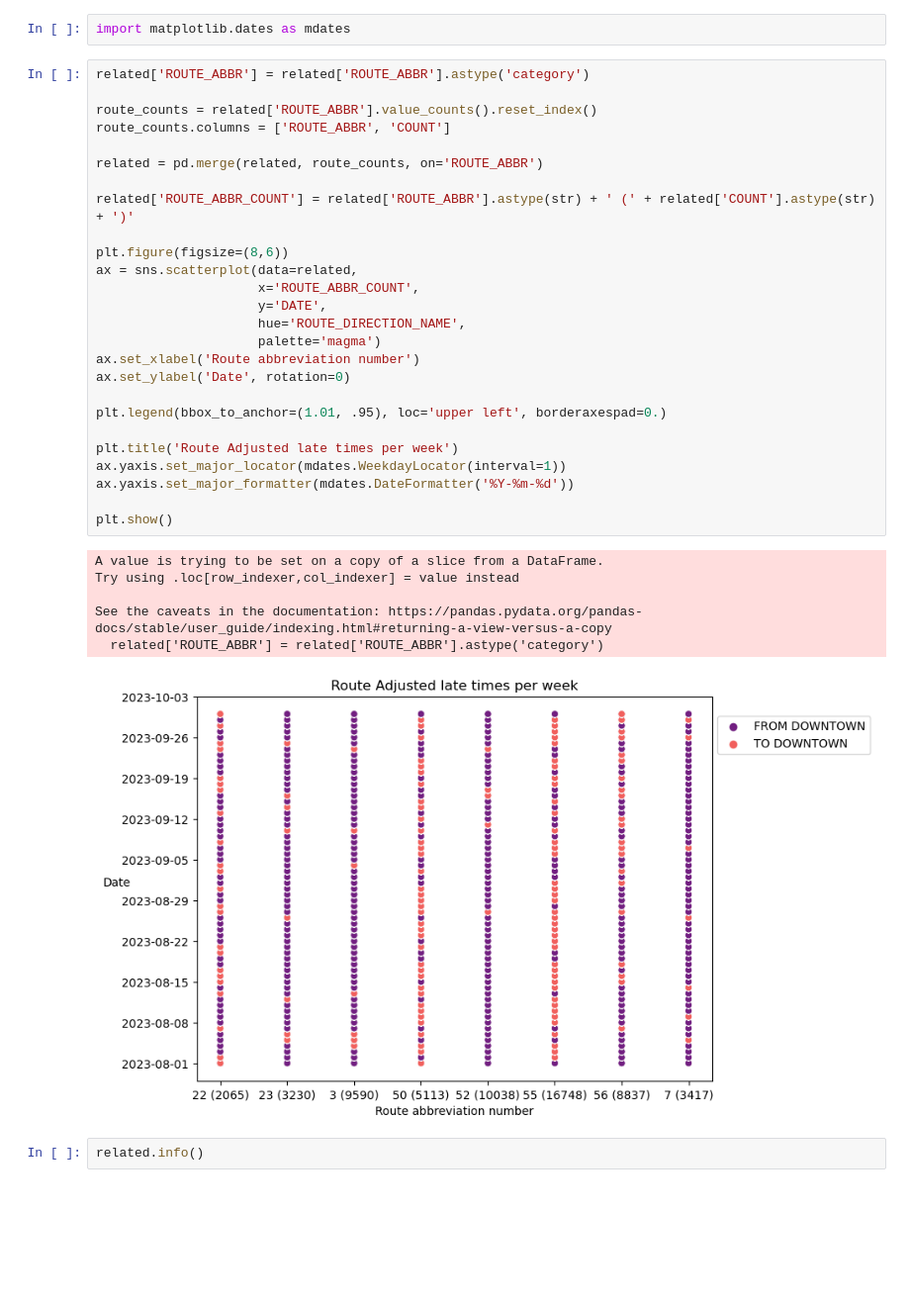
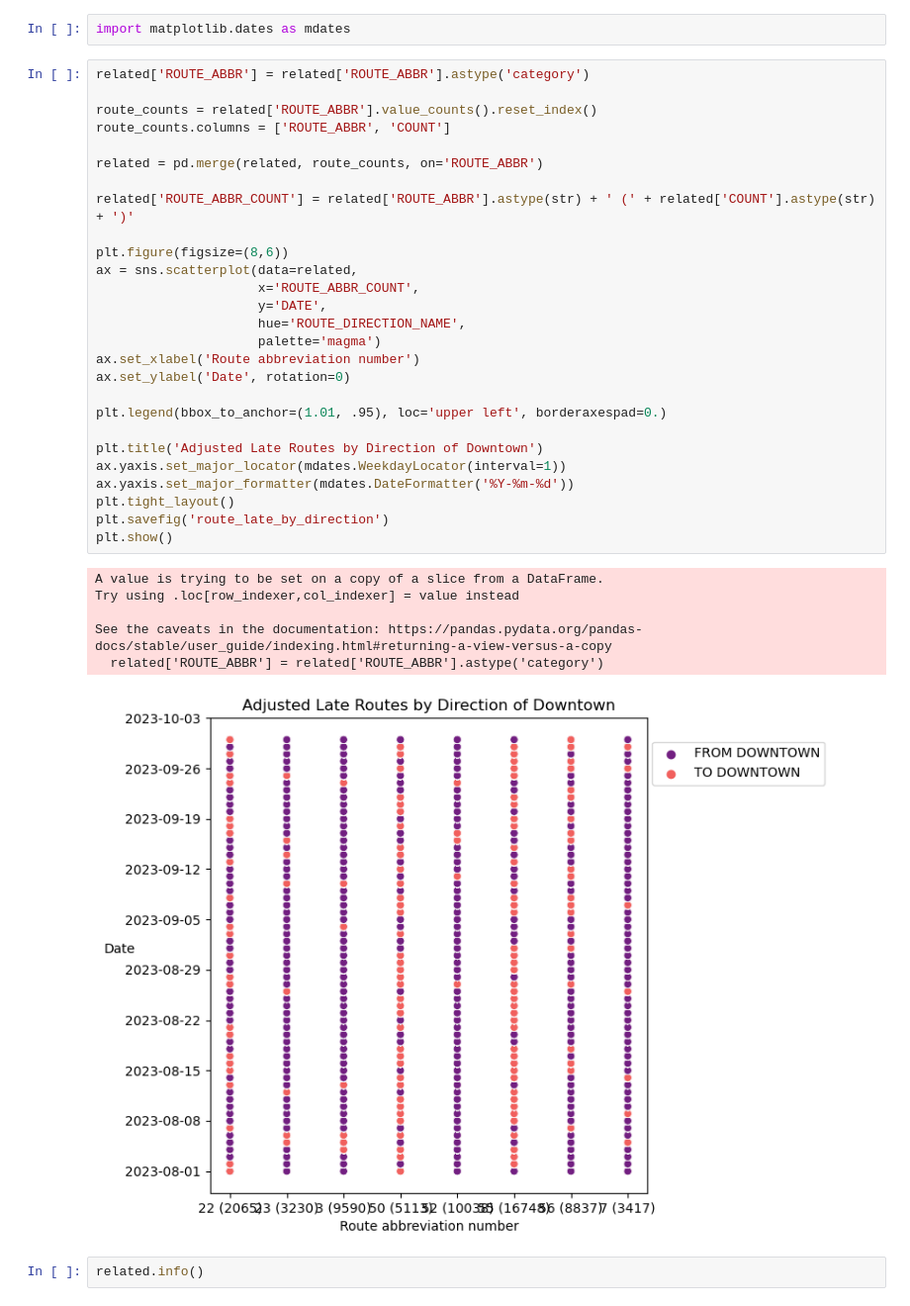
Before and after one commit to NSS-Data-Analytics-Cohort-12/wego-python-da12-javascript-express, a Jupyter notebook: notebooks/we_go_checkpoint.ipynb, the cells around one changed output. Shown at 99% size. Saved outputs shown, nothing was run; the diff lists cells and outputs as text; blank space fills up the shorter version.

```diff
--- a/notebooks/we_go_checkpoint.ipynb
+++ b/notebooks/we_go_checkpoint.ipynb
@@ -572,36 +574,37 @@ import matplotlib.dates as mdates
 # %%
 related['ROUTE_ABBR'] = related['ROUTE_ABBR'].astype('category')
 
 route_counts = related['ROUTE_ABBR'].value_counts().reset_index()
 route_counts.columns = ['ROUTE_ABBR', 'COUNT']
 
 related = pd.merge(related, route_counts, on='ROUTE_ABBR')
 
 related['ROUTE_ABBR_COUNT'] = related['ROUTE_ABBR'].astype(str) + ' (' + related['COUNT'].astype(str) + ')'
 
 plt.figure(figsize=(8,6))
 ax = sns.scatterplot(data=related,
                      x='ROUTE_ABBR_COUNT',
                      y='DATE',
                      hue='ROUTE_DIRECTION_NAME',
                      palette='magma')
 ax.set_xlabel('Route abbreviation number')
 ax.set_ylabel('Date', rotation=0)
 
 plt.legend(bbox_to_anchor=(1.01, .95), loc='upper left', borderaxespad=0.)
 
-plt.title('Route Adjusted late times per week')
+plt.title('Adjusted Late Routes by Direction of Downtown')
 ax.yaxis.set_major_locator(mdates.WeekdayLocator(interval=1))
 ax.yaxis.set_major_formatter(mdates.DateFormatter('%Y-%m-%d'))
-
+plt.tight_layout()
+plt.savefig('route_late_by_direction')
 plt.show()
 # %% [output]
 A value is trying to be set on a copy of a slice from a DataFrame.
 Try using .loc[row_indexer,col_indexer] = value instead
 
 See the caveats in the documentation: https://pandas.pydata.org/pandas-docs/stable/user_guide/indexing.html#returning-a-view-versus-a-copy
   related['ROUTE_ABBR'] = related['ROUTE_ABBR'].astype('category')
-[figure, old version]
+[figure, new version]
 # %%
 related.info()
 # %% [output]
```
Also changed, not shown: parts of 16 cells of this notebook.
